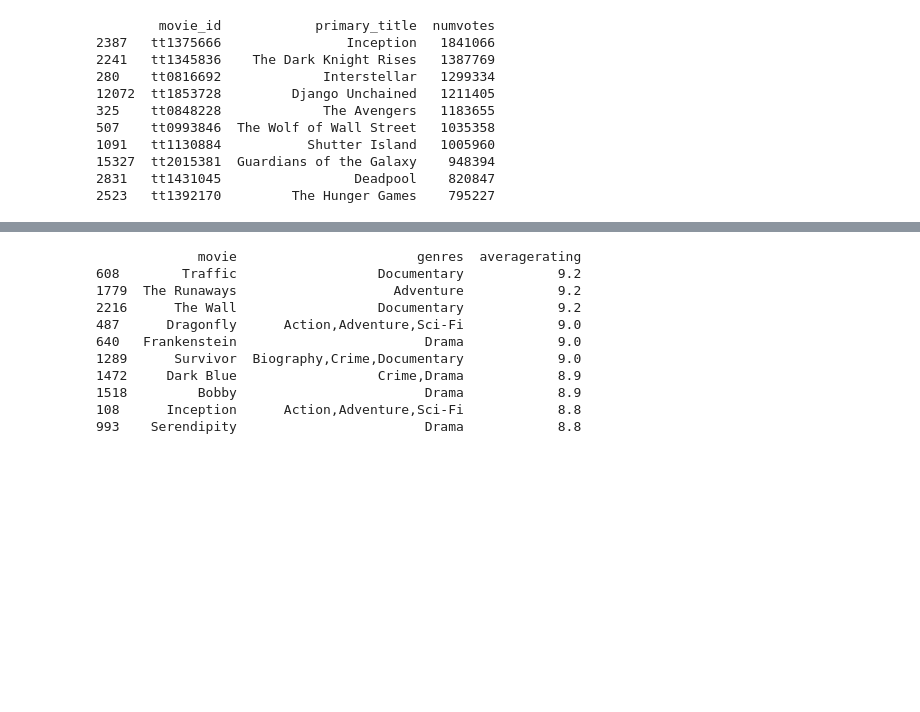
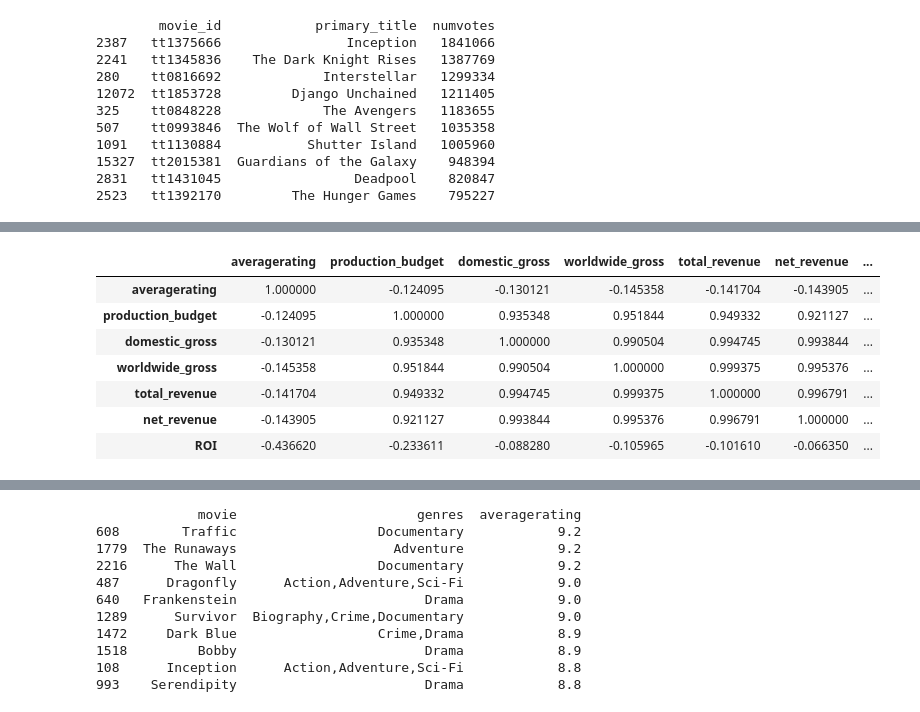
Before and after one commit to CWoto/group8-project, a Jupyter notebook: Shadrack_Mitchelle notebook 2.ipynb, the cells around one changed output, grey strips where cells are left out. Cells and saved outputs as stored; diff of their text form; code cells hidden in the pictures; blank space fills up the shorter version.

```diff
--- a/Shadrack_Mitchelle notebook 2.ipynb
+++ b/Shadrack_Mitchelle notebook 2.ipynb
@@ -125,0 +222,12 @@ print(top_10_movies_by_votes[['movie_id', 'primary_title', 'numvotes']])
+# %%
+corr_matrix = df3.corr()
+corr_matrix
+# %% [output]
+|  | averagerating | production_budget | domestic_gross | worldwide_gross | total_revenue | net_revenue | ... |
+| averagerating | 1.000000 | -0.124095 | -0.130121 | -0.145358 | -0.141704 | -0.143905 | ... |
+| production_budget | -0.124095 | 1.000000 | 0.935348 | 0.951844 | 0.949332 | 0.921127 | ... |
+| domestic_gross | -0.130121 | 0.935348 | 1.000000 | 0.990504 | 0.994745 | 0.993844 | ... |
+| worldwide_gross | -0.145358 | 0.951844 | 0.990504 | 1.000000 | 0.999375 | 0.995376 | ... |
+| total_revenue | -0.141704 | 0.949332 | 0.994745 | 0.999375 | 1.000000 | 0.996791 | ... |
+| net_revenue | -0.143905 | 0.921127 | 0.993844 | 0.995376 | 0.996791 | 1.000000 | ... |
+| ROI | -0.436620 | -0.233611 | -0.088280 | -0.105965 | -0.101610 | -0.066350 | ... |
```
Also changed, not shown: parts of 14 cells of this notebook.
